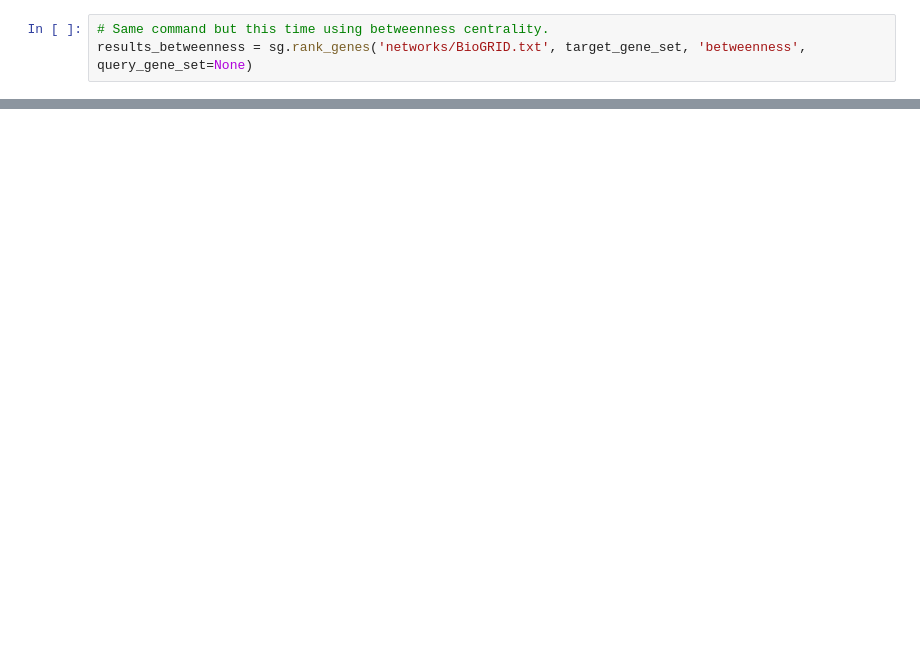
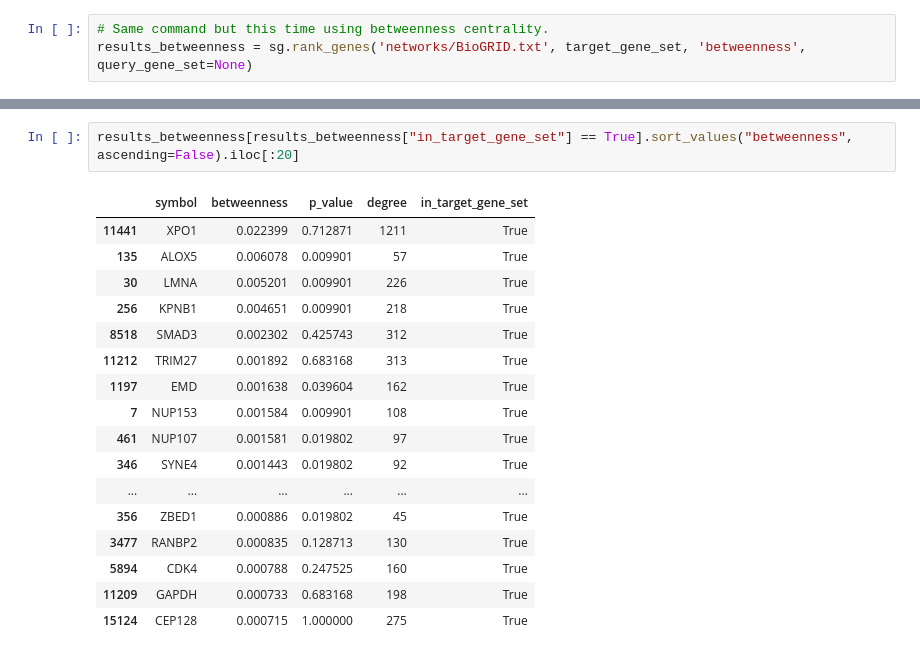
Before and after one commit to bionetslab/sgGSEA, a Jupyter notebook: tutorial.ipynb, the cells around one changed output, grey strips where cells are left out. Drawn from its saved outputs; the diff is of its cells as text; blank space fills up the shorter version.

```diff
--- a/tutorial.ipynb
+++ b/tutorial.ipynb
@@ -68,3 +113,23 @@ results_betweenness
+# %%
+results_betweenness[results_betweenness["in_target_gene_set"] == True].sort_values("betweenness", ascending=False).iloc[:20]
+# %% [output]
+|  | symbol | betweenness | p_value | degree | in_target_gene_set |
+| 11441 | XPO1 | 0.022399 | 0.712871 | 1211 | True |
+| 135 | ALOX5 | 0.006078 | 0.009901 | 57 | True |
+| 30 | LMNA | 0.005201 | 0.009901 | 226 | True |
+| 256 | KPNB1 | 0.004651 | 0.009901 | 218 | True |
+| 8518 | SMAD3 | 0.002302 | 0.425743 | 312 | True |
+| 11212 | TRIM27 | 0.001892 | 0.683168 | 313 | True |
+| 1197 | EMD | 0.001638 | 0.039604 | 162 | True |
+| 7 | NUP153 | 0.001584 | 0.009901 | 108 | True |
+| 461 | NUP107 | 0.001581 | 0.019802 | 97 | True |
+| 346 | SYNE4 | 0.001443 | 0.019802 | 92 | True |
+| ... | ... | ... | ... | ... | ... |
+| 356 | ZBED1 | 0.000886 | 0.019802 | 45 | True |
+| 3477 | RANBP2 | 0.000835 | 0.128713 | 130 | True |
+| 5894 | CDK4 | 0.000788 | 0.247525 | 160 | True |
+| 11209 | GAPDH | 0.000733 | 0.683168 | 198 | True |
+| 15124 | CEP128 | 0.000715 | 1.000000 | 275 | True |
 # %%
 # Positive correlation between degree and pagerank centrality.
 sns.scatterplot(data=results_pagerank, x='degree', y='pagerank')
```
Also changed, not shown: parts of 11 cells of this notebook, 9 other files.
